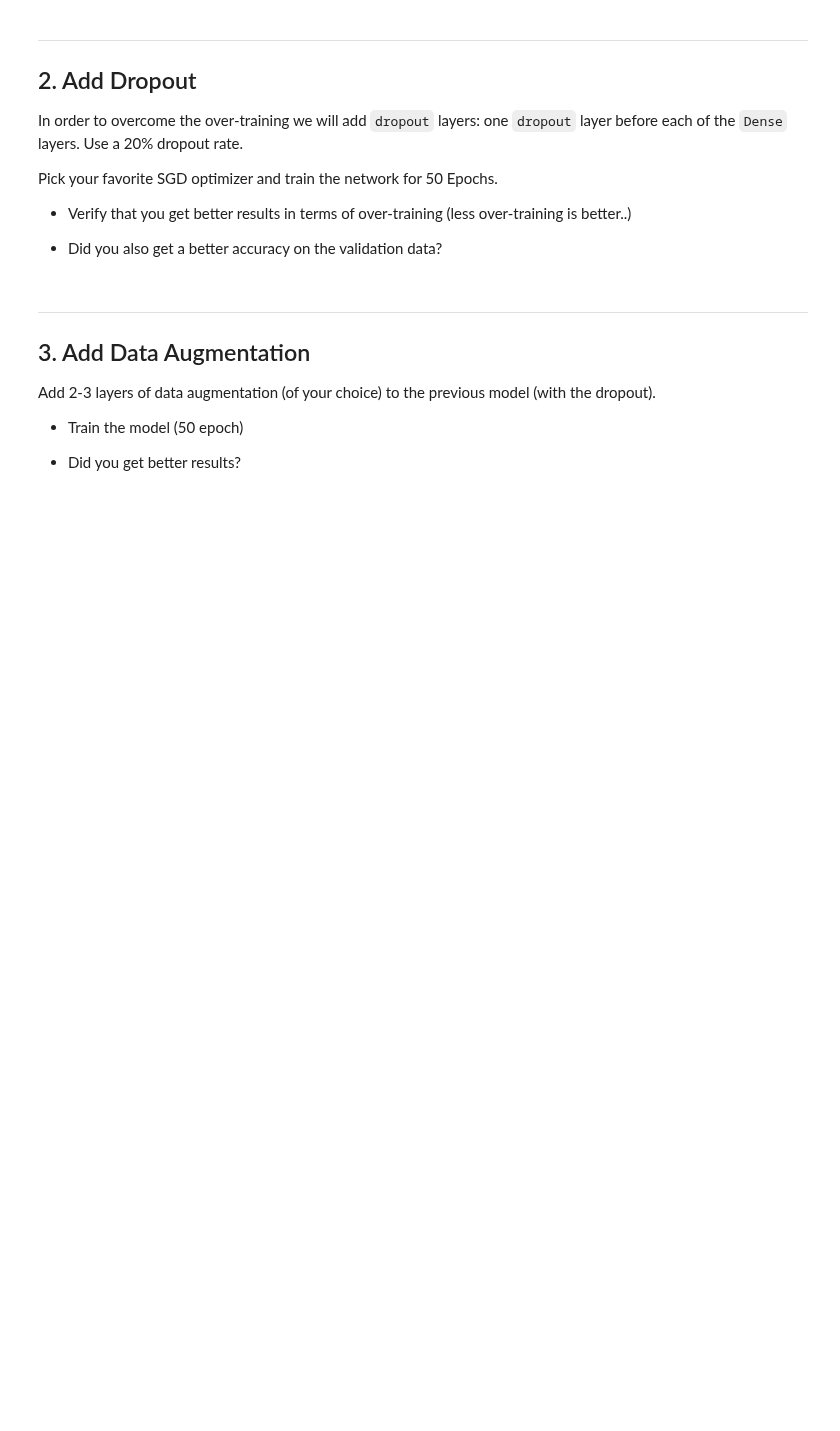
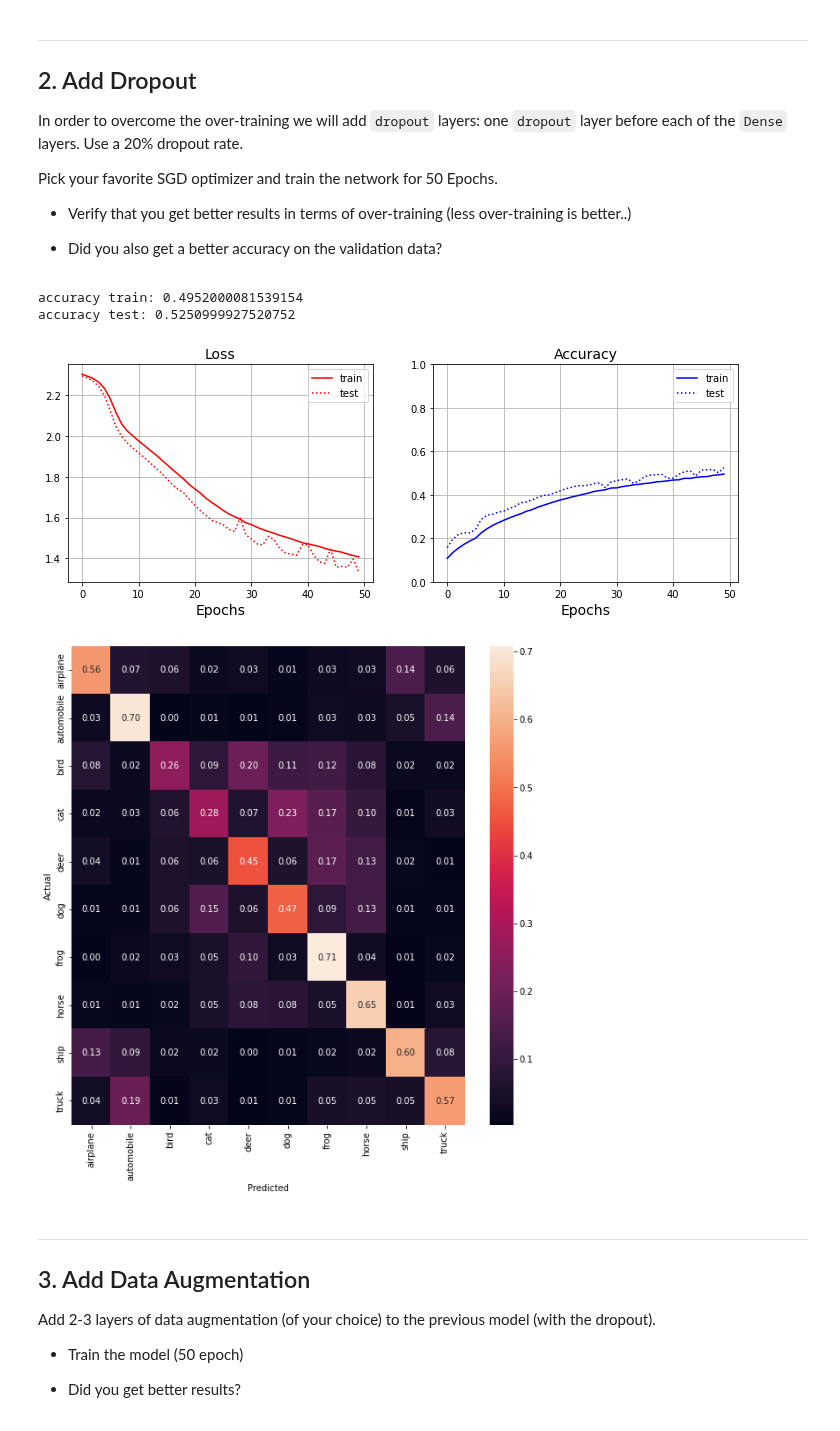
Before and after one commit to sergienko4/deep-learing, a Jupyter notebook: ex4.ipynb, the cells around one changed output. Drawn from its saved outputs; the diff is of its cells as text; code cells hidden in the pictures; blank space fills up the shorter version.

Commit message:
solved the model with dropout

```diff
--- a/ex4.ipynb
+++ b/ex4.ipynb
@@ -266,27 +262,32 @@ Pick your favorite SGD optimizer and train the network for 50 Epochs.
 # %%
 model = Sequential()
 model.add(Input(shape=(32,32,3)))
 model.add(Conv2D(32, (3,3), activation='relu', padding='same'))
 model.add(MaxPooling2D((2,2)))
 model.add(Conv2D(64, (3,3), activation='relu', padding='same'))
 model.add(MaxPooling2D((2,2)))
 model.add(Conv2D(128, (3,3), activation='relu', padding='same'))
 model.add(MaxPooling2D((2,2)))
 model.add(Flatten())
 model.add(Dropout(0.2))
 model.add(Dense(128, activation='relu'))
 model.add(Dropout(0.2))
 model.add(Dense(10, activation='softmax'))
 
-opt = tf.keras.optimizers.SGD(learning_rate=0.001, momentum = 0.9)
+opt = tf.keras.optimizers.SGD(learning_rate=0.001)
 model.compile(loss='sparse_categorical_crossentropy', optimizer=opt, metrics=['accuracy'] )
 
 history = model.fit(train_images, train_labels, epochs=50, batch_size=64, verbose=0, validation_data=(test_images,test_labels ))
-histories.append({'model_name':'learning_rate=0.01, momentum = 0.9, dropout=0.2' ,'history':history, 'accuracy':history.history['val_accuracy'][-1] })
+add_result('learning_rate=0.001 + dropout',history)
 
 y_pred  = model.predict(test_images)
 figure_result(history.history['loss'],history.history['val_loss'],history.history['accuracy'],history.history['val_accuracy'])
 print_confusion_matrix(test_labels,y_pred)
+# %% [output]
+accuracy train: 0.4952000081539154
+accuracy test: 0.5250999927520752
+[figure, added]
+[figure, added]
 # %% [markdown]
 ---
 ## 3. Add Data Augmentation
```
Also changed, not shown: parts of 1 cell of this notebook.
